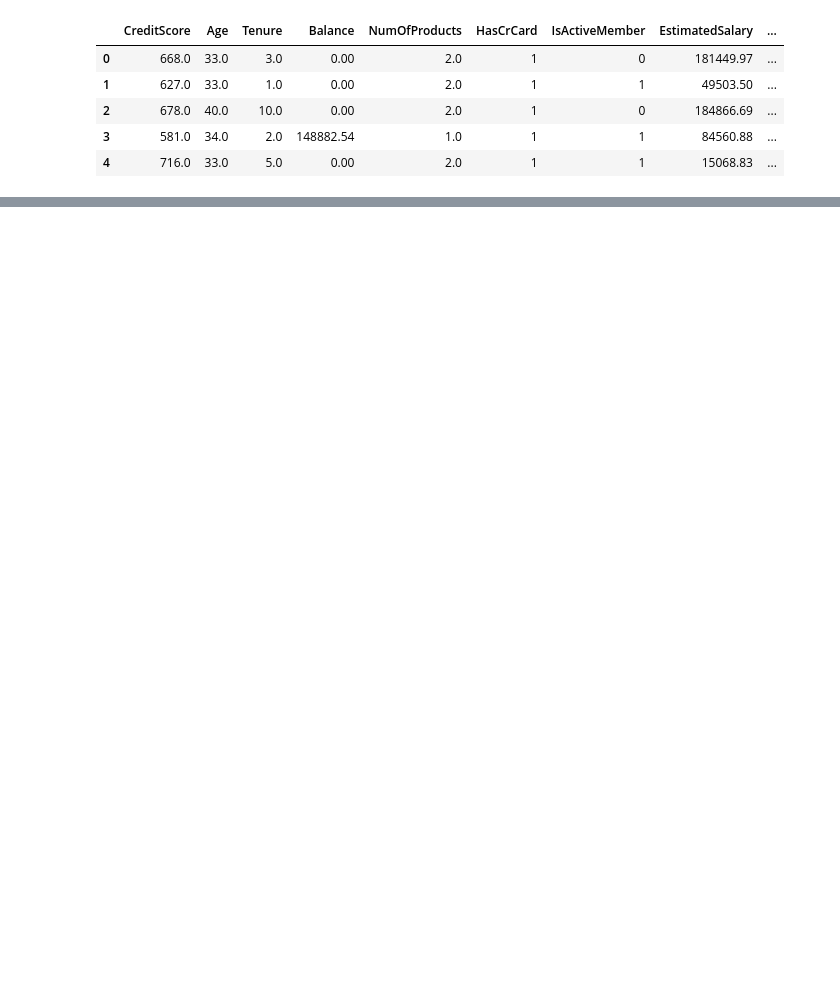
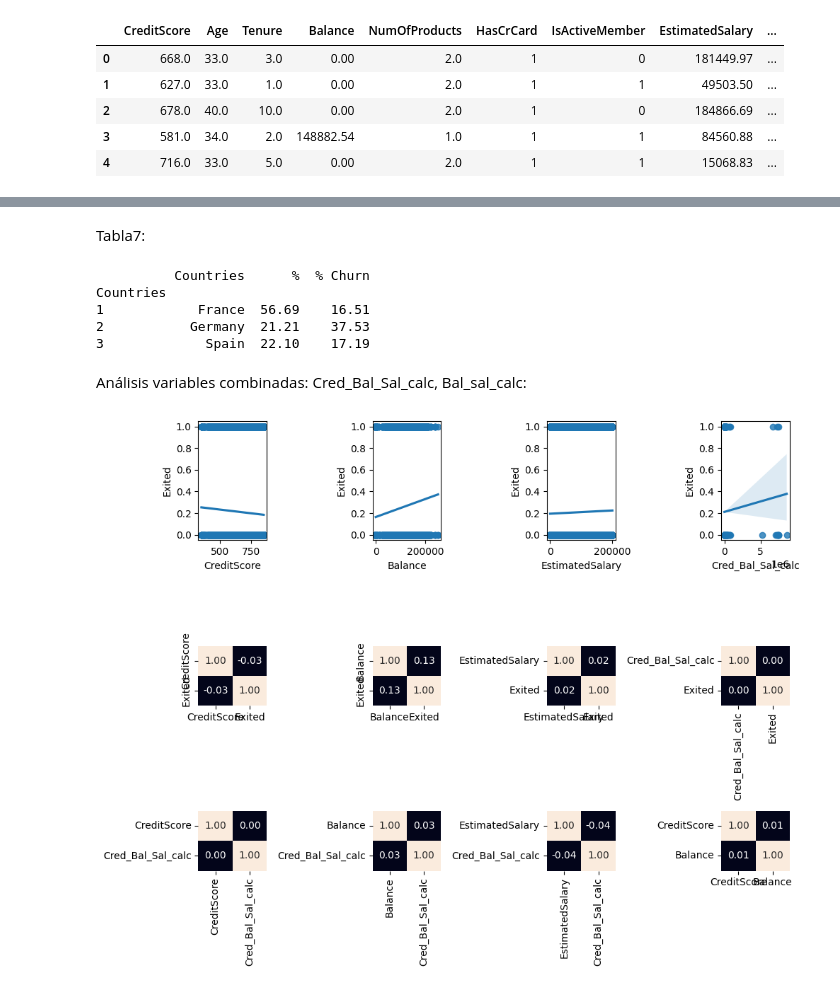
Before and after one commit to 4GeeksAcademy/Proyecto-Bank-Churn-Eli-Isa, a Jupyter notebook: src/explore-Isa.ipynb, the cells around one changed output, grey strips where cells are left out. Drawn from its saved outputs; the diff is of its cells as text; code cells hidden in the pictures; blank space fills up the shorter version.

```diff
--- a/src/explore-Isa.ipynb
+++ b/src/explore-Isa.ipynb
@@ -610,0 +653,42 @@ data_clean.head()
+# %% [markdown]
+Tabla7:
+# %%
+percentaje=(data_clean.groupby('Countries')['Exited'].count()/len(data_clean['Exited']))*100
+churn=(data_clean.groupby("Countries")["Exited"].sum()/data_clean.groupby("Countries")["Exited"].count())*100
+
+print(pd.DataFrame({
+    'Countries':['France','Germany','Spain'],
+    '%': round(percentaje,2) ,
+    '% Churn': round(churn,2)
+
+}))
+# %% [output]
+          Countries      %  % Churn
+Countries
+1            France  56.69    16.51
+2           Germany  21.21    37.53
+3             Spain  22.10    17.19
+# %% [markdown]
+Análisis variables combinadas: Cred_Bal_Sal_calc, Bal_sal_calc:
+# %%
+fig, axis = plt.subplots(3,4, figsize=(10, 8),gridspec_kw= {'height_ratios': [8,4,4]})
+sns.regplot(data = data_clean, x = "CreditScore",y="Exited",ax=axis[0,0])
+sns.regplot(data = data_clean, x = "Balance",y="Exited",ax=axis[0,1])
+sns.regplot(data = data_clean, x = "EstimatedSalary",y="Exited",ax=axis[0,2])
+sns.regplot(data = data_clean, x = "Cred_Bal_Sal_calc",y="Exited",ax=axis[0,3])
+
+sns.heatmap(data_clean[["CreditScore", "Exited"]].corr(), annot = True, fmt = ".2f", cbar = False,ax=axis[1,0])
+sns.heatmap(data_clean[["Balance", "Exited"]].corr(), annot = True, fmt = ".2f", cbar = False,ax=axis[1,1])
+sns.heatmap(data_clean[["EstimatedSalary", "Exited"]].corr(), annot = True, fmt = ".2f", cbar = False,ax=axis[1,2])
+sns.heatmap(data_clean[["Cred_Bal_Sal_calc", "Exited"]].corr(), annot = True, fmt = ".2f", cbar = False,ax=axis[1,3])
+
+sns.heatmap(data_clean[["CreditScore", "Cred_Bal_Sal_calc"]].corr(), annot = True, fmt = ".2f", cbar = False,ax=axis[2,0])
+sns.heatmap(data_clean[["Balance", "Cred_Bal_Sal_calc"]].corr(), annot = True, fmt = ".2f", cbar = False,ax=axis[2,1])
+sns.heatmap(data_clean[["EstimatedSalary", "Cred_Bal_Sal_calc"]].corr(), annot = True, fmt = ".2f", cbar = False,ax=axis[2,2])
+sns.heatmap(data_clean[["CreditScore", "Balance"]].corr(), annot = True, fmt = ".2f", cbar = False,ax=axis[2,3])
+
+
+fig.tight_layout()
+fig.show()
+# %% [output]
+[figure, added]
```
Also changed, not shown: parts of 5 cells of this notebook.
